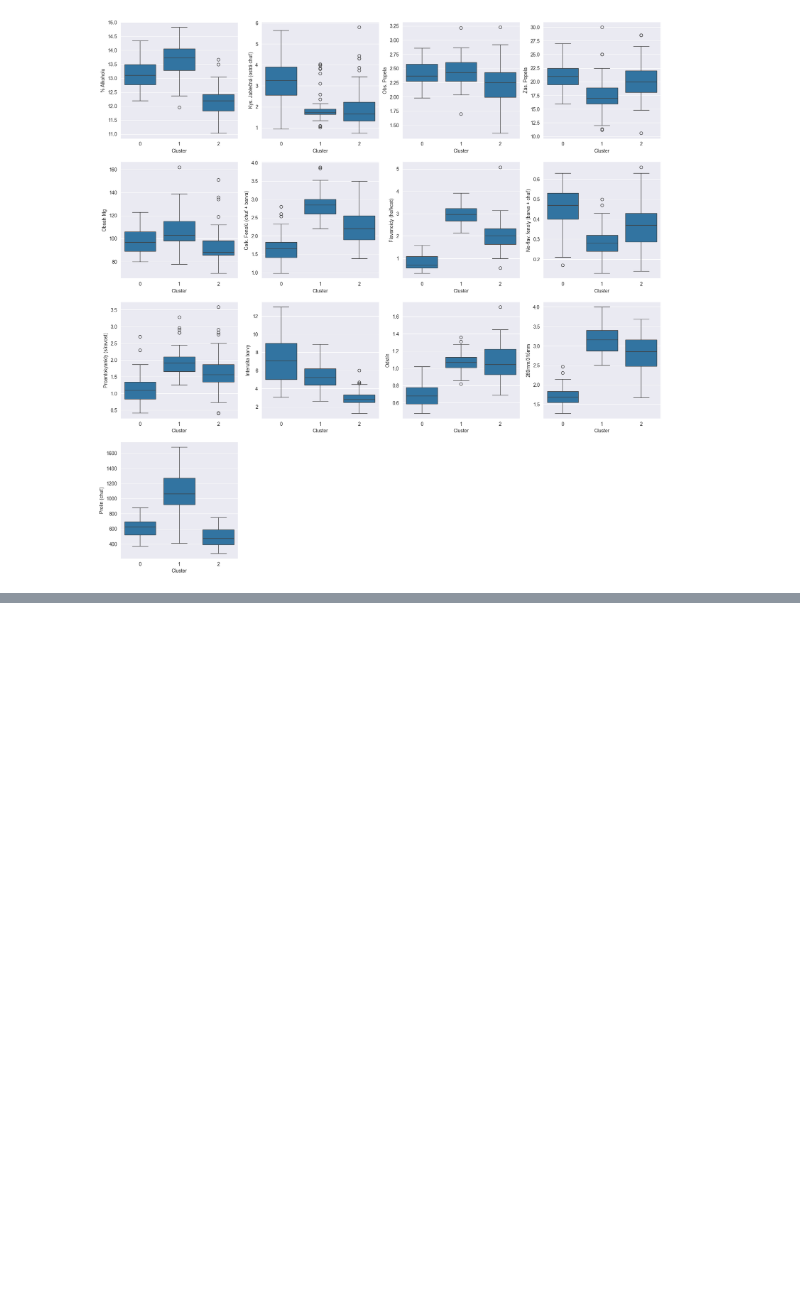
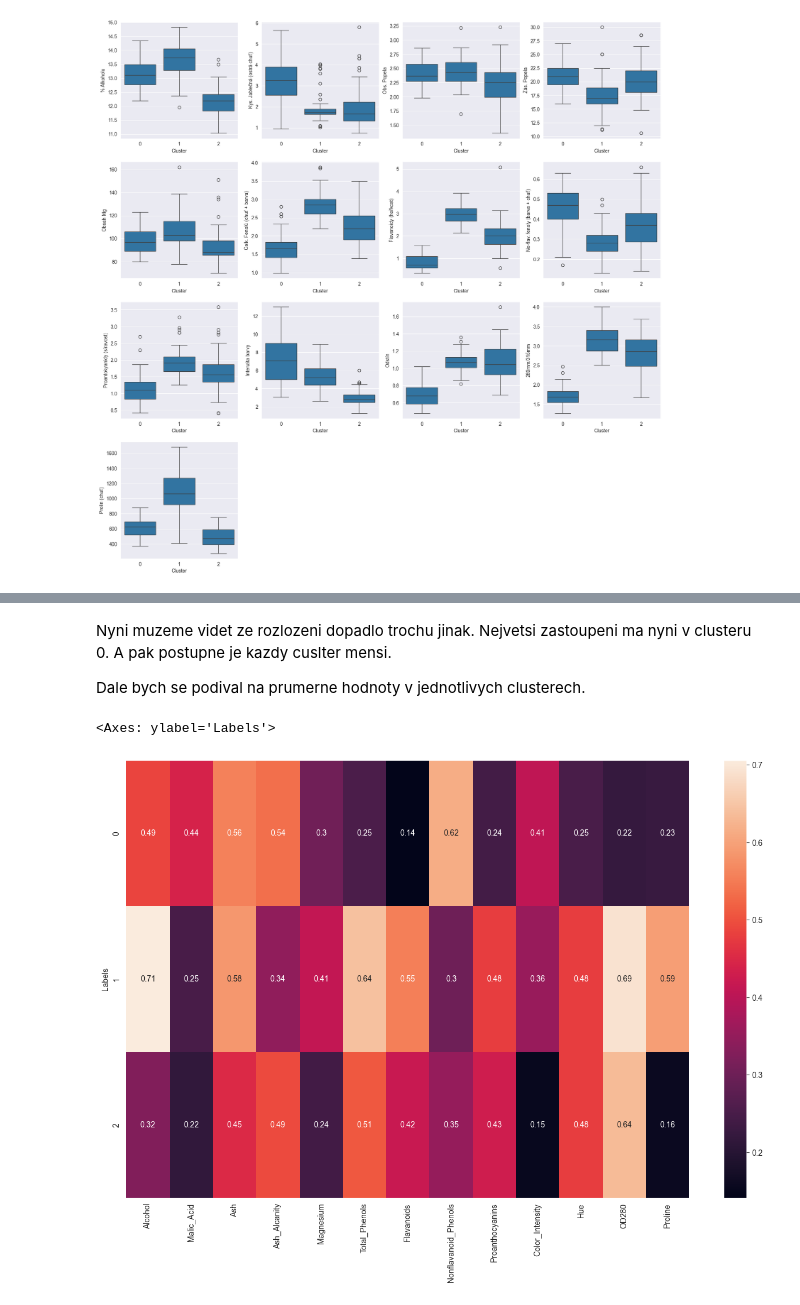
Before and after one commit to elsnoxx/VSB, a Jupyter notebook: 5_semestr/ZSU/projekt1/app.ipynb, the cells around one changed output, grey strips where cells are left out. Saved outputs shown, nothing was run; the diff lists cells and outputs as text; code cells hidden in the pictures; blank space fills up the shorter version.

```diff
--- a/5_semestr/ZSU/projekt1/app.ipynb
+++ b/5_semestr/ZSU/projekt1/app.ipynb
@@ -448,0 +575,10 @@ plt.show()
+# %% [markdown]
+Nyni muzeme videt ze rozlozeni dopadlo trochu jinak. Nejvetsi zastoupeni ma nyni v clusteru 0. A pak postupne je kazdy cuslter mensi.
+
+Dale bych se podival na prumerne hodnoty v jednotlivych clusterech.
+# %%
+plt.figure(figsize=(16,10))
+sns.heatmap(bisEncoded.groupby("Labels").mean(), annot=True)
+# %% [output]
+<Axes: ylabel='Labels'>
+[figure, added]
```
Also changed, not shown: parts of 18 cells of this notebook, 6 other files.
